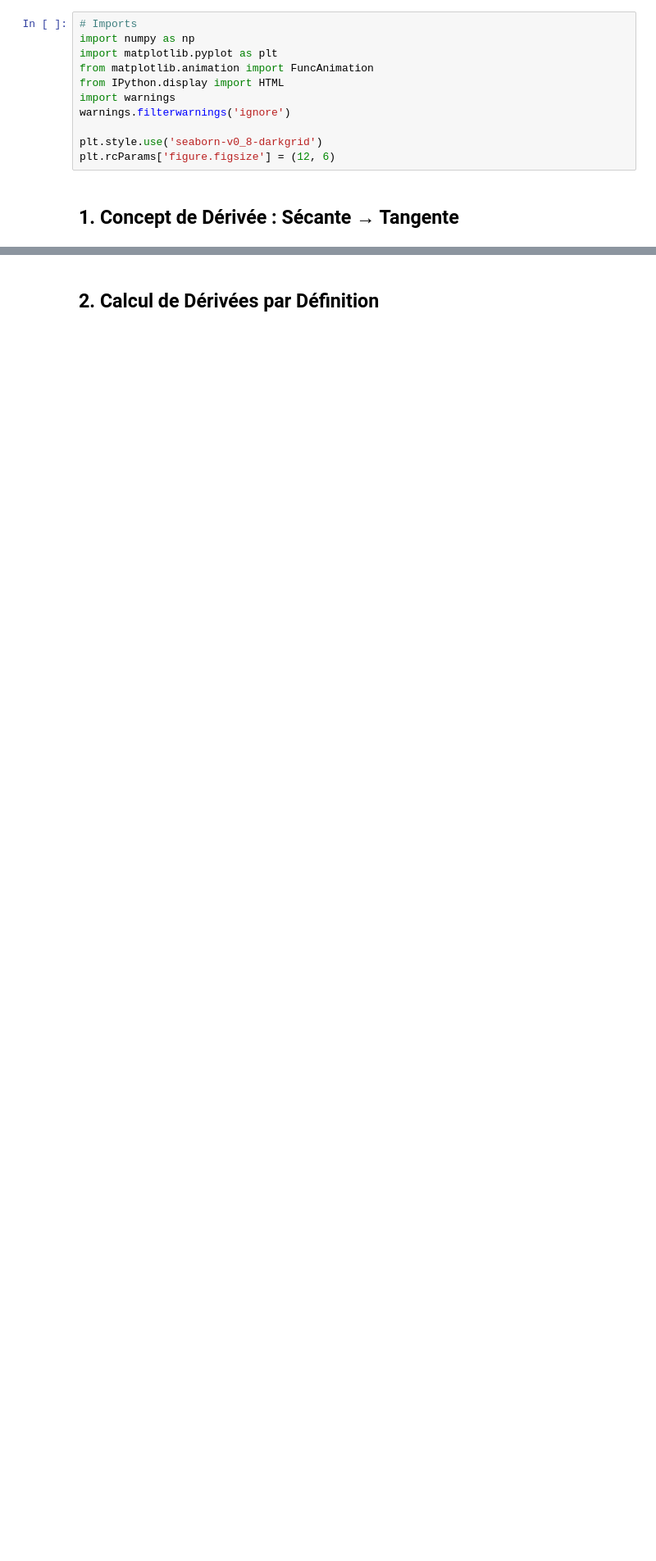
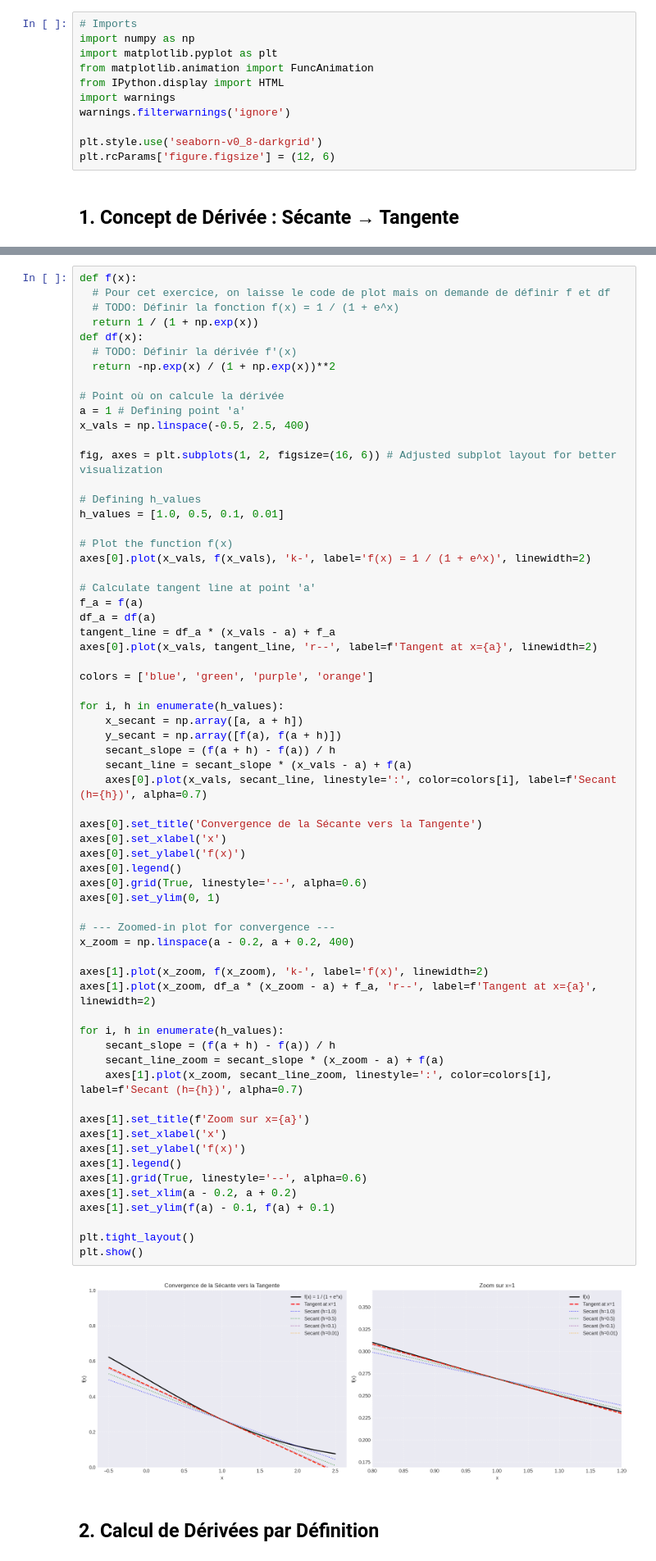
Before and after one commit to PETITLION/FRST_FDS_2025, a Jupyter notebook: Exercice_serie_1/calcul_Mod0_derivees_exo.ipynb, the cells around one changed output, grey strips where cells are left out. Shown: that part at 82% size. Cells and saved outputs as stored; diff of their text form; blank space fills up the shorter version.

```diff
--- a/Exercice_serie_1/calcul_Mod0_derivees_exo.ipynb
+++ b/Exercice_serie_1/calcul_Mod0_derivees_exo.ipynb
@@ -42,3 +19,69 @@ h_values = [1.0, 0.5, 0.1, 0.01]
+# %%
+def f(x):
+  # Pour cet exercice, on laisse le code de plot mais on demande de définir f et df
+  # TODO: Définir la fonction f(x) = 1 / (1 + e^x)
+  return 1 / (1 + np.exp(x))
+def df(x):
+  # TODO: Définir la dérivée f'(x)
+  return -np.exp(x) / (1 + np.exp(x))**2
+
+# Point où on calcule la dérivée
+a = 1 # Defining point 'a'
+x_vals = np.linspace(-0.5, 2.5, 400)
+
+fig, axes = plt.subplots(1, 2, figsize=(16, 6)) # Adjusted subplot layout for better visualization
+
+# Defining h_values
+h_values = [1.0, 0.5, 0.1, 0.01]
+
+# Plot the function f(x)
+axes[0].plot(x_vals, f(x_vals), 'k-', label='f(x) = 1 / (1 + e^x)', linewidth=2)
+
+# Calculate tangent line at point 'a'
+f_a = f(a)
+df_a = df(a)
+tangent_line = df_a * (x_vals - a) + f_a
+axes[0].plot(x_vals, tangent_line, 'r--', label=f'Tangent at x={a}', linewidth=2)
+
+colors = ['blue', 'green', 'purple', 'orange']
+
+for i, h in enumerate(h_values):
+    x_secant = np.array([a, a + h])
+    y_secant = np.array([f(a), f(a + h)])
+    secant_slope = (f(a + h) - f(a)) / h
+    secant_line = secant_slope * (x_vals - a) + f(a)
+    axes[0].plot(x_vals, secant_line, linestyle=':', color=colors[i], label=f'Secant (h={h})', alpha=0.7)
+
+axes[0].set_title('Convergence de la Sécante vers la Tangente')
+axes[0].set_xlabel('x')
+axes[0].set_ylabel('f(x)')
+axes[0].legend()
+axes[0].grid(True, linestyle='--', alpha=0.6)
+axes[0].set_ylim(0, 1)
+
+# --- Zoomed-in plot for convergence ---
+x_zoom = np.linspace(a - 0.2, a + 0.2, 400)
+
+axes[1].plot(x_zoom, f(x_zoom), 'k-', label='f(x)', linewidth=2)
+axes[1].plot(x_zoom, df_a * (x_zoom - a) + f_a, 'r--', label=f'Tangent at x={a}', linewidth=2)
+
+for i, h in enumerate(h_values):
+    secant_slope = (f(a + h) - f(a)) / h
+    secant_line_zoom = secant_slope * (x_zoom - a) + f(a)
+    axes[1].plot(x_zoom, secant_line_zoom, linestyle=':', color=colors[i], label=f'Secant (h={h})', alpha=0.7)
+
+axes[1].set_title(f'Zoom sur x={a}')
+axes[1].set_xlabel('x')
+axes[1].set_ylabel('f(x)')
+axes[1].legend()
+axes[1].grid(True, linestyle='--', alpha=0.6)
+axes[1].set_xlim(a - 0.2, a + 0.2)
+axes[1].set_ylim(f(a) - 0.1, f(a) + 0.1)
+
+plt.tight_layout()
+plt.show()
+# %% [output]
+[figure, added]
 # %% [markdown]
 ## 2. Calcul de Dérivées par Définition
 # %%
```
Also changed, not shown: parts of 2 cells of this notebook.
